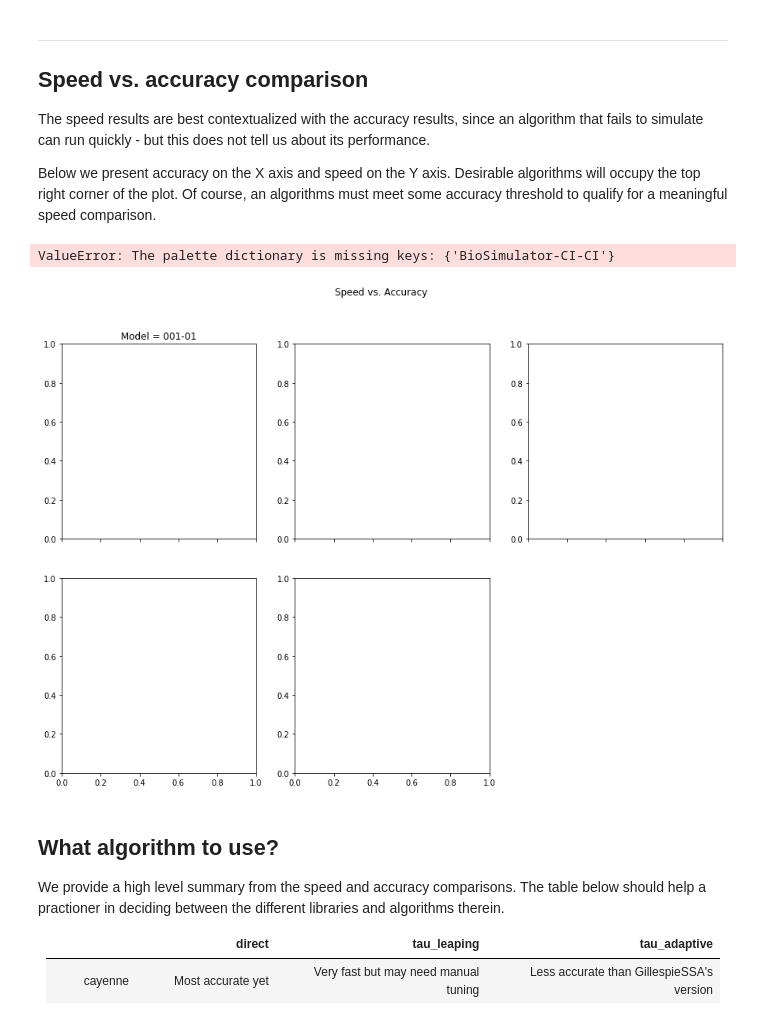
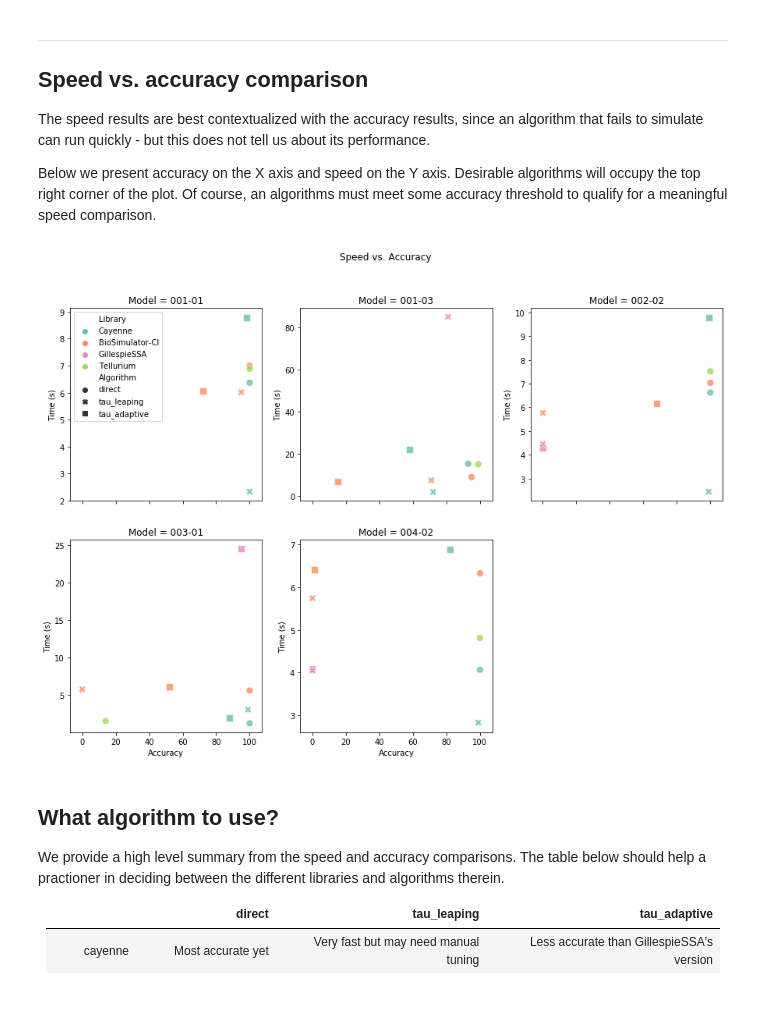
Before and after one commit to quantumbrake/cayenne-benchmarks, a Jupyter notebook: notebooks/Analysis.ipynb, the cells around one changed output. Drawn from its saved outputs; the diff is of its cells as text; code cells hidden in the pictures.

Commit message:
Fix: Speed accuracy rendering

```diff
--- a/notebooks/Analysis.ipynb
+++ b/notebooks/Analysis.ipynb
@@ -346,36 +345,36 @@ acc_speed_results = benchmark_results.merge(accuracy_results, how="inner", on =
 acc_speed_results["Accuracy"] = acc_speed_results["total_pass"]
 acc_speed_results["Time"] = acc_speed_results["mean"]
 acc_speed_results["Library"] = acc_speed_results["lib"]
 acc_speed_results["Algorithm"] = acc_speed_results["algo"]
 
 models = sorted(set(list(acc_speed_results.model)))
 this_filter = (acc_speed_results.model == models[0])
 marker_size = 80
 fig, ax = plt.subplots(2,3,sharex=True, figsize=([15,10]))
 fig.suptitle("Speed vs. Accuracy")
 fig.delaxes(ax[1][2])
 
-hue_order = ["Cayenne", "BioSimulator-CI-CI", "GillespieSSA", "Tellurium"]
+hue_order = ["Cayenne", "BioSimulator-CI", "GillespieSSA", "Tellurium"]
 style_order = ["direct", "tau_leaping", "tau_adaptive"]
+alpha = 0.8
 
 p = [None] * len(models)
 for ind, this_model in enumerate(models):
     this_filter = (acc_speed_results.model == this_model) & (acc_speed_results.Time < 100)
     this_ax = ax[ind//3, ind%3]
     this_ax.set_title(f"Model = {this_model}")
     if ind == 0:
         p[ind] = sns.scatterplot(x="Accuracy", y="Time", hue="Library", style="Algorithm",
                         data=acc_speed_results[this_filter], s=marker_size,
                         hue_order=hue_order, style_order=style_order, palette=LIB_PALETTE,
-                        ax = this_ax, alpha=0.5)
+                        ax = this_ax, alpha=alpha)
     else:
         p[ind] = sns.scatterplot(x="Accuracy", y="Time", hue="Library", style="Algorithm",
                         data=acc_speed_results[this_filter], s=marker_size,
                         hue_order=hue_order, style_order=style_order, palette=LIB_PALETTE,
-                        ax = this_ax, legend=False, alpha=0.5)
+                        ax = this_ax, legend=False, alpha=alpha)
     this_ax.set_ylabel("Time (s)")
 
-fig.savefig("../assets/acc_speed_comparison_all.png")
+fig.savefig("../assets/acc_speed_comparison_all.pdf")
 # %% [output]
-ValueError: The palette dictionary is missing keys: {'BioSimulator-CI-CI'}
-[figure, old version]
+[figure, new version]
```
Also changed, not shown: parts of 5 cells of this notebook.
